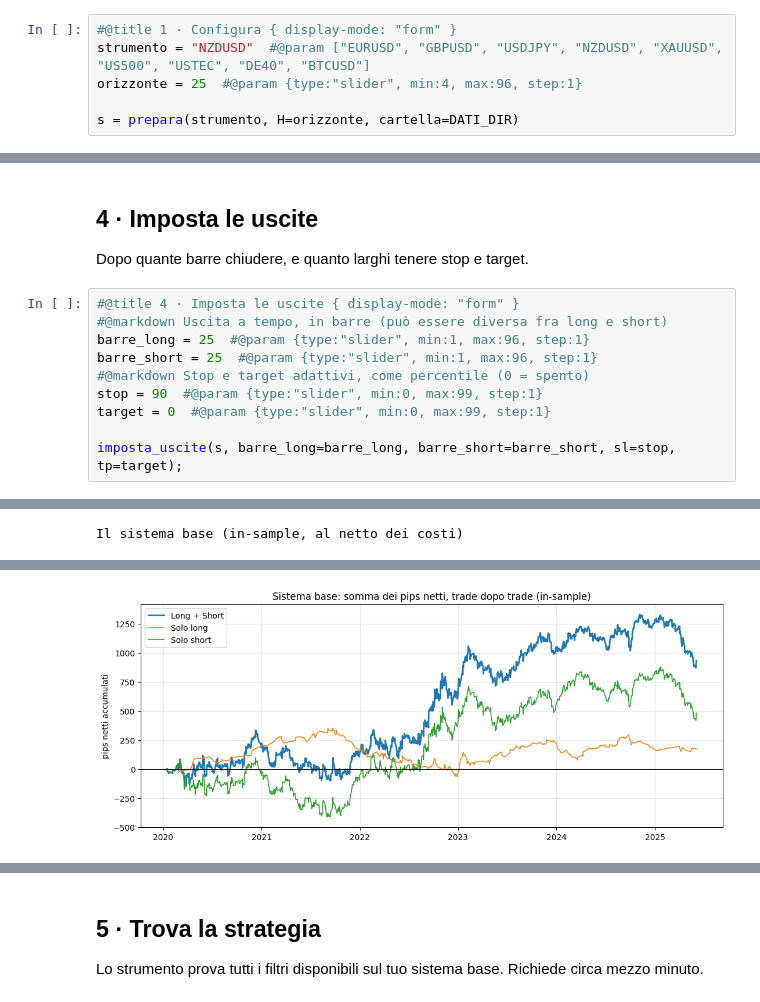
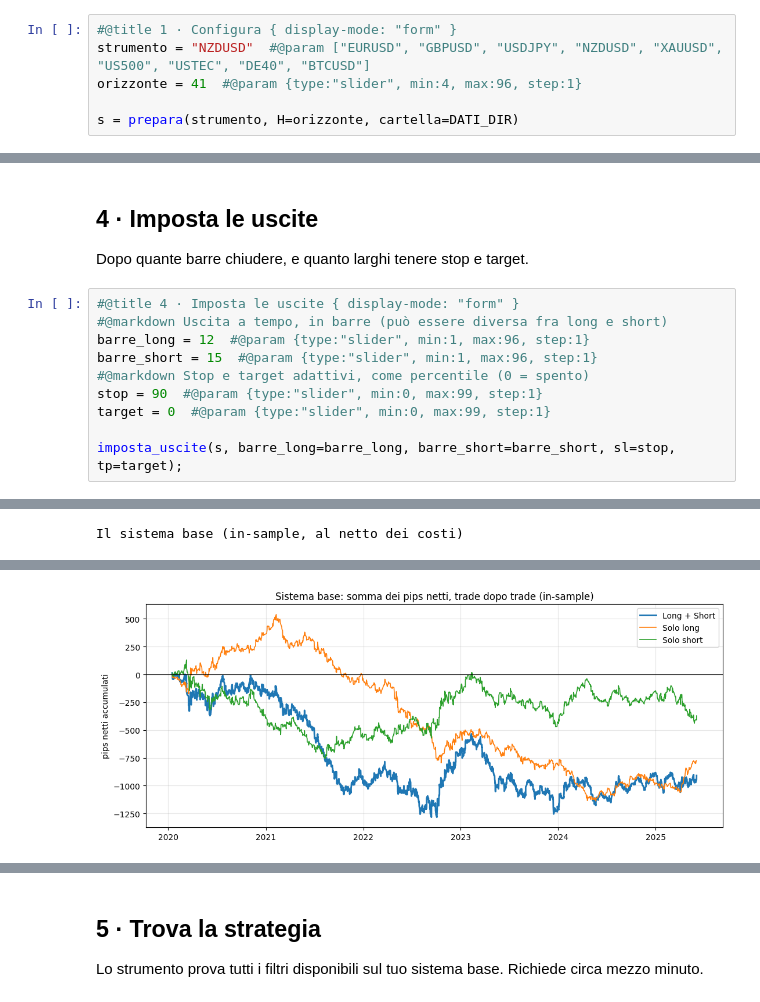
Before and after one commit to matti410/Trading-System-Creator_V4, a Jupyter notebook: Trading_System_Lab.ipynb, the cells around one changed output, grey strips where cells are left out. Drawn from its saved outputs; the diff is of its cells as text.

```diff
--- a/Trading_System_Lab.ipynb
+++ b/Trading_System_Lab.ipynb
@@ -83,7 +83,7 @@ Gli strumenti sono quelli della tabella `engine/simboli.py`, con i CSV in `dati/
 # %%
 #@title 1 · Configura { display-mode: "form" }
 strumento = "NZDUSD"  #@param ["EURUSD", "GBPUSD", "USDJPY", "NZDUSD", "XAUUSD", "US500", "USTEC", "DE40", "BTCUSD"]
-orizzonte = 25  #@param {type:"slider", min:4, max:96, step:1}
+orizzonte = 41  #@param {type:"slider", min:4, max:96, step:1}
 
 s = prepara(strumento, H=orizzonte, cartella=DATI_DIR)
 # %% [output]
@@ -158,8 +158,8 @@ Dopo quante barre chiudere, e quanto larghi tenere stop e target.
 # %%
 #@title 4 · Imposta le uscite { display-mode: "form" }
 #@markdown Uscita a tempo, in barre (può essere diversa fra long e short)
-barre_long = 25  #@param {type:"slider", min:1, max:96, step:1}
-barre_short = 25  #@param {type:"slider", min:1, max:96, step:1}
+barre_long = 12  #@param {type:"slider", min:1, max:96, step:1}
+barre_short = 15  #@param {type:"slider", min:1, max:96, step:1}
 #@markdown Stop e target adattivi, come percentile (0 = spento)
 stop = 90  #@param {type:"slider", min:0, max:99, step:1}
 target = 0  #@param {type:"slider", min:0, max:99, step:1}
@@ -175,4 +175,4 @@ Il sistema base (in-sample, al netto dei costi)
-[figure, old version]
+[figure, new version]
 [interactive output not drawn]
 # %% [markdown]
 ## 5 · Trova la strategia
```
Also changed, not shown: parts of 11 cells of this notebook.
